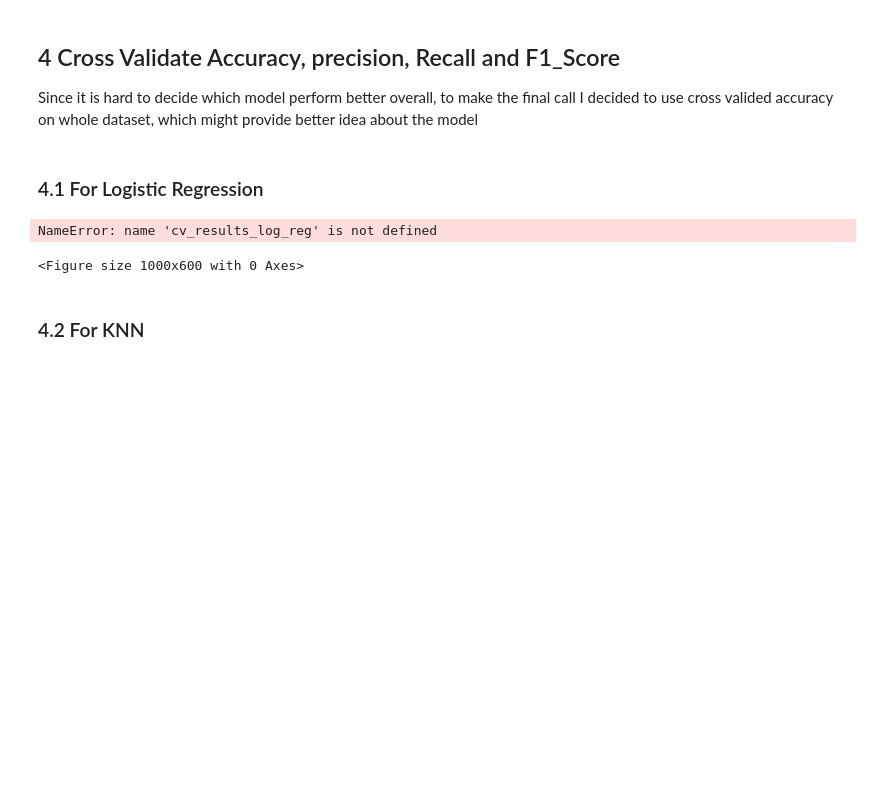
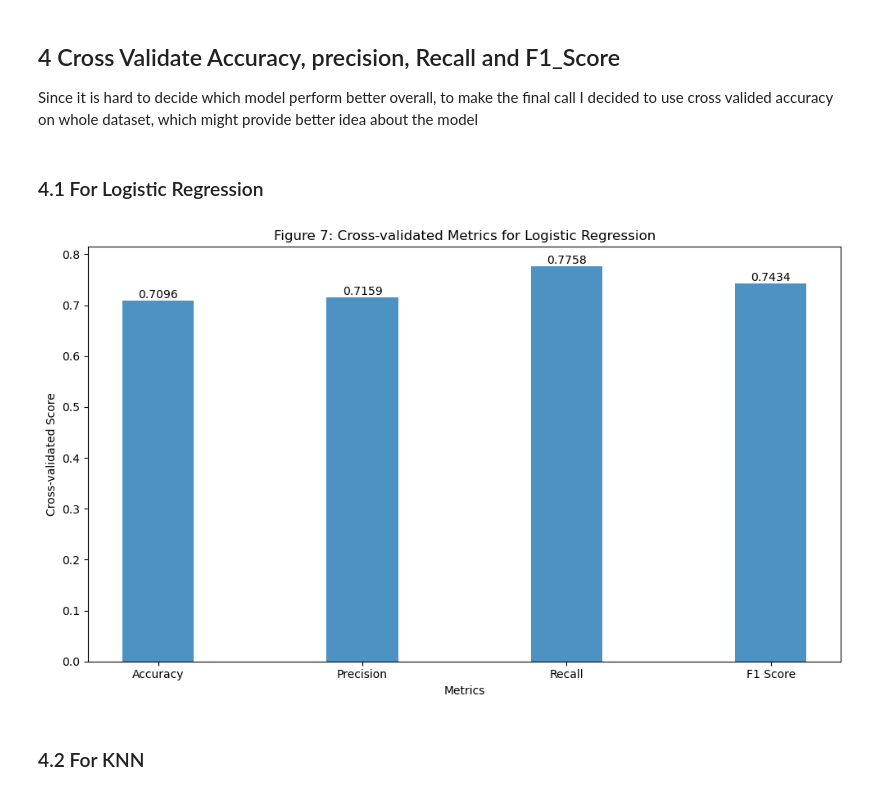
Before and after one commit to ahmad-faraaz/CS-C3240---Machine-Learning-Project, a Jupyter notebook: machine_learning_project .ipynb, the cells around one changed output. Drawn from its saved outputs; the diff is of its cells as text; code cells hidden in the pictures; blank space fills up the shorter version.

```diff
--- a/machine_learning_project .ipynb
+++ b/machine_learning_project .ipynb
@@ -759,32 +759,41 @@ cv_recall_log_reg = np.mean(cv_recall_log_reg)
 cv_f1_log_reg = cross_val_score(best_log_reg_classifier, X, y, cv=5, scoring="f1")
 cv_f1_log_reg = np.mean(cv_f1_log_reg)
 # %%
+import numpy as np
+import matplotlib.pyplot as plt
+from sklearn.model_selection import cross_val_score
+
+# Define the metrics and models
+metrics = ['Accuracy', 'Precision', 'Recall', 'F1 Score']
+models = ['Logistic Regression']
+
+cv_results_log_reg = [cv_accuracy_log_reg, cv_precision_log_reg, cv_recall_log_reg, cv_f1_log_reg]
+
 # Create a bar plot
 bar_width = 0.35
 index = np.arange(len(metrics))
 
 plt.figure(figsize=(10, 6))
 
 # Plot bars for Logistic Regression
 bars = plt.bar(index, cv_results_log_reg, bar_width, alpha=0.8)
 
 # Add labels and title
 plt.xlabel('Metrics')
 plt.ylabel('Cross-validated Score')
 plt.title('Figure 7: Cross-validated Metrics for Logistic Regression')
 plt.xticks(index, metrics)
 
 # Add values on top of each bar
 for bar in bars:
     height = bar.get_height()
     plt.text(bar.get_x() + bar.get_width() / 2, height, f'{height:.4f}', ha='center', va='bottom')
 
 # Show the plot
 plt.tight_layout()
 plt.show()
 # %% [output]
-NameError: name 'cv_results_log_reg' is not defined
-<Figure size 1000x600 with 0 Axes>
+[figure, added]
 # %% [markdown]
 ### 4.2 For KNN
 # %%
```
